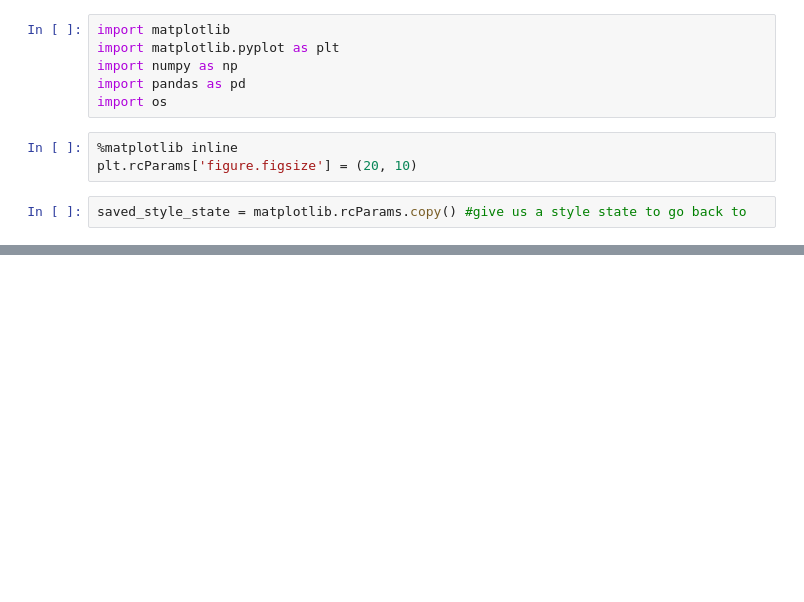
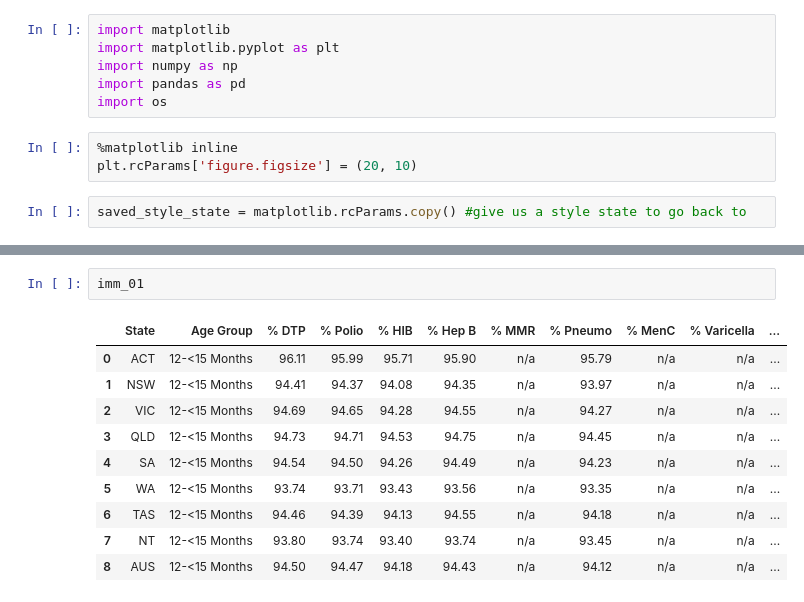
Before and after one commit to tomwyb/code1161base, a Jupyter notebook: week6/immunisation_table.ipynb, the cells around one changed output, grey strips where cells are left out. Drawn from its saved outputs; the diff is of its cells as text; blank space fills up the shorter version.

```diff
--- a/week6/immunisation_table.ipynb
+++ b/week6/immunisation_table.ipynb
@@ -43,0 +28,13 @@ imm_data.head(30)
+# %%
+imm_01
+# %% [output]
+|  | State | Age Group | % DTP | % Polio | % HIB | % Hep B | % MMR | % Pneumo | % MenC | % Varicella | ... |
+| 0 | ACT | 12-<15 Months | 96.11 | 95.99 | 95.71 | 95.90 | n/a | 95.79 | n/a | n/a | ... |
+| 1 | NSW | 12-<15 Months | 94.41 | 94.37 | 94.08 | 94.35 | n/a | 93.97 | n/a | n/a | ... |
+| 2 | VIC | 12-<15 Months | 94.69 | 94.65 | 94.28 | 94.55 | n/a | 94.27 | n/a | n/a | ... |
+| 3 | QLD | 12-<15 Months | 94.73 | 94.71 | 94.53 | 94.75 | n/a | 94.45 | n/a | n/a | ... |
+| 4 | SA | 12-<15 Months | 94.54 | 94.50 | 94.26 | 94.49 | n/a | 94.23 | n/a | n/a | ... |
+| 5 | WA | 12-<15 Months | 93.74 | 93.71 | 93.43 | 93.56 | n/a | 93.35 | n/a | n/a | ... |
+| 6 | TAS | 12-<15 Months | 94.46 | 94.39 | 94.13 | 94.55 | n/a | 94.18 | n/a | n/a | ... |
+| 7 | NT | 12-<15 Months | 93.80 | 93.74 | 93.40 | 93.74 | n/a | 93.45 | n/a | n/a | ... |
+| 8 | AUS | 12-<15 Months | 94.50 | 94.47 | 94.18 | 94.43 | n/a | 94.12 | n/a | n/a | ... |
```
Also changed, not shown: parts of 13 cells of this notebook, 1 other file.
